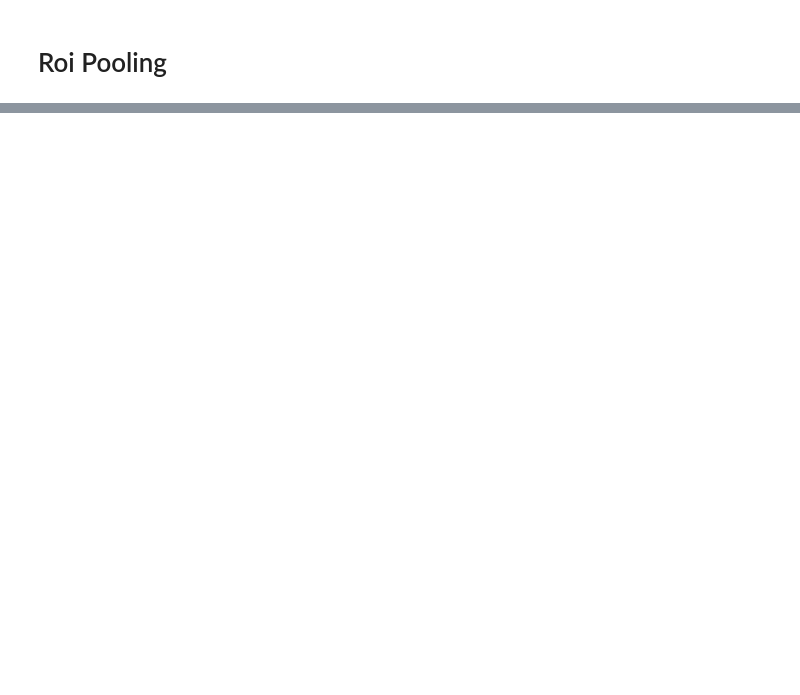
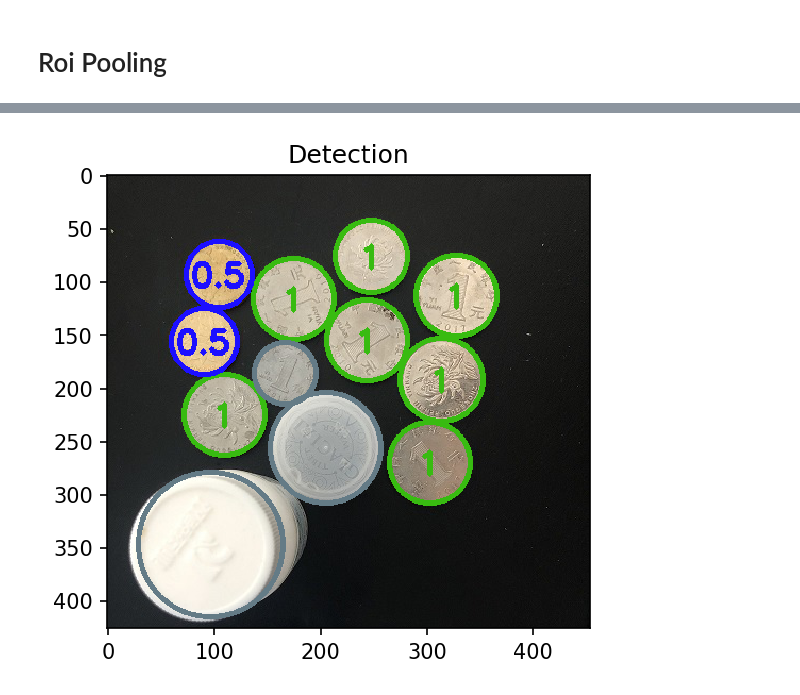
Before and after one commit to chendetong1993/Coins-Recognition, a Jupyter notebook: Coins Detector.ipynb, the cells around one changed output, grey strips where cells are left out. Drawn from its saved outputs; the diff is of its cells as text; code cells hidden in the pictures; blank space fills up the shorter version.

```diff
--- a/Coins Detector.ipynb
+++ b/Coins Detector.ipynb
@@ -129,14 +142,5 @@ imgs_visulization.imgs(roi_pooling.get_roi_img(sample_img_curr, sample_proposals
 # %%
 class MetricLearningModel():
-    class ResizeLayer(L.Layer):
-        def __init__(self, resize_shape, **kwargs):
-            super().__init__(**kwargs)
-            self.resize_shape = resize_shape
-
-        def call(self, inputs: tf.Tensor, **kwargs):
-            inputs = tf.image.resize(inputs, self.resize_shape[:2])
-            return inputs
-
     class L2NormLayer(L.Layer):
         def __init__(self, **kwargs):
             super().__init__(**kwargs)
@@ -172,7 +176,7 @@ class MetricLearningModel():
     @tf.function
     def _cos_similarity_iter(self, embedding_target, embedding_sources, k):
         distances = tf.matmul(embedding_sources, tf.expand_dims(embedding_target, axis=-1))[:,0] # (#embedding_sources)
-        nearset_distances, nearest_idxs = tf.math.top_k(distances, k=k, sorted=True)
+        nearset_distances, nearest_idxs = tf.math.top_k(distances, k=tf.minimum(k, tf.shape(distances)[0]), sorted=True)
         nearset_distances, nearest_idxs = tf.cast(nearset_distances, tf.float32), tf.cast(nearest_idxs, tf.float32)
         return tf.stack([nearest_idxs, nearset_distances], axis=1) #(3, 2)
 
@@ -181,7 +185,7 @@ class MetricLearningModel():
         return tf.map_fn(lambda x: self._cos_similarity_iter(x, embedding_sources, k), embedding_targets)
 
 features_extractor = MetricLearningModel()
-features_extractor.load_weights("C:\\Users\\chend\\model_99_52.3398_0.7924_0.00001.h5")
+features_extractor.load_weights(path.join(work_dir, "model_77_41.7805_0.8527_0.00013.h5"))
 # %%
 sample_features = features_extractor.extract_features([sample_img_curr, sample_img_bg])
 similarities = features_extractor.cos_similarity(sample_features, sample_features, 1)
@@ -195,14 +199,16 @@ tf.Tensor(
 # %%
 class Detection():
     def __init__(self):
-        train_paths = [str(x) for x in tqdm(pathlib.Path("E:\\Documents\\Others\\Desktop\\WIn10\\Desktop\\archive\\coins\\data\\test").rglob('*.jpg'))]
-        self.train_label = [path.split("\\")[-2] for path in train_paths]
+        train_paths = [str(file_path).replace("\\", "/")
+                       for dir_path in [path.join(work_dir, 'Datasets/train/36'), path.join(work_dir, 'Datasets/train/37')]
+                       for file_path in pathlib.Path(dir_path).rglob('*.jpg')]
+        self.train_label = [{"36": "0.5", "37": "1"}[path.split("/")[-2]] for path in train_paths]
         self.train_features = features_extractor.extract_features([plt.imread(path) for path in train_paths])
 
     def detect(self, imgs, rerank=5, score_thresold=0.6):
         test_features = features_extractor.extract_features(imgs)
         similarities = features_extractor.cos_similarity(test_features, self.train_features, rerank) # (?, rerank, 2)
-        summary = {}
+        summary = []
         for v0 in similarities:
             summary_iter = {}
             for v1 in v0: # Iterate Rerank
@@ -211,7 +217,9 @@ class Detection():
                     summary_iter[label] = similarity + (summary_iter[label] if (label in summary_iter) else 0)
             if (len(summary_iter.keys()) > 0):
                 label = max(zip(summary_iter.values(), summary_iter.keys()))[1]
-                summary[label] = 1 + (summary[label] if (label in summary) else 0)
+                summary.append(label)
+            else:
+                summary.append(None)
         return summary
 
 detection = Detection()
@@ -220,3 +228,3 @@ detection = Detection()
 # %%
-detection.detect(roi_pooling.get_roi_img(sample_img_curr, sample_proposals, mode=1))
+detection_res = detection.detect(roi_pooling.get_roi_img(sample_img_curr, sample_proposals), rerank=3, score_thresold=0.6)
 # %% [output]
@@ -224,0 +232,4 @@ detection.detect(roi_pooling.get_roi_img(sample_img_curr, sample_proposals, mode
+# %%
+imgs_visulization.img(roi_pooling.display_roi(sample_img_curr, sample_proposals, detection_res), "Detection", dpi=150)
+# %% [output]
+[figure, added]
```
Also changed, not shown: parts of 11 cells of this notebook, 7 other files.
